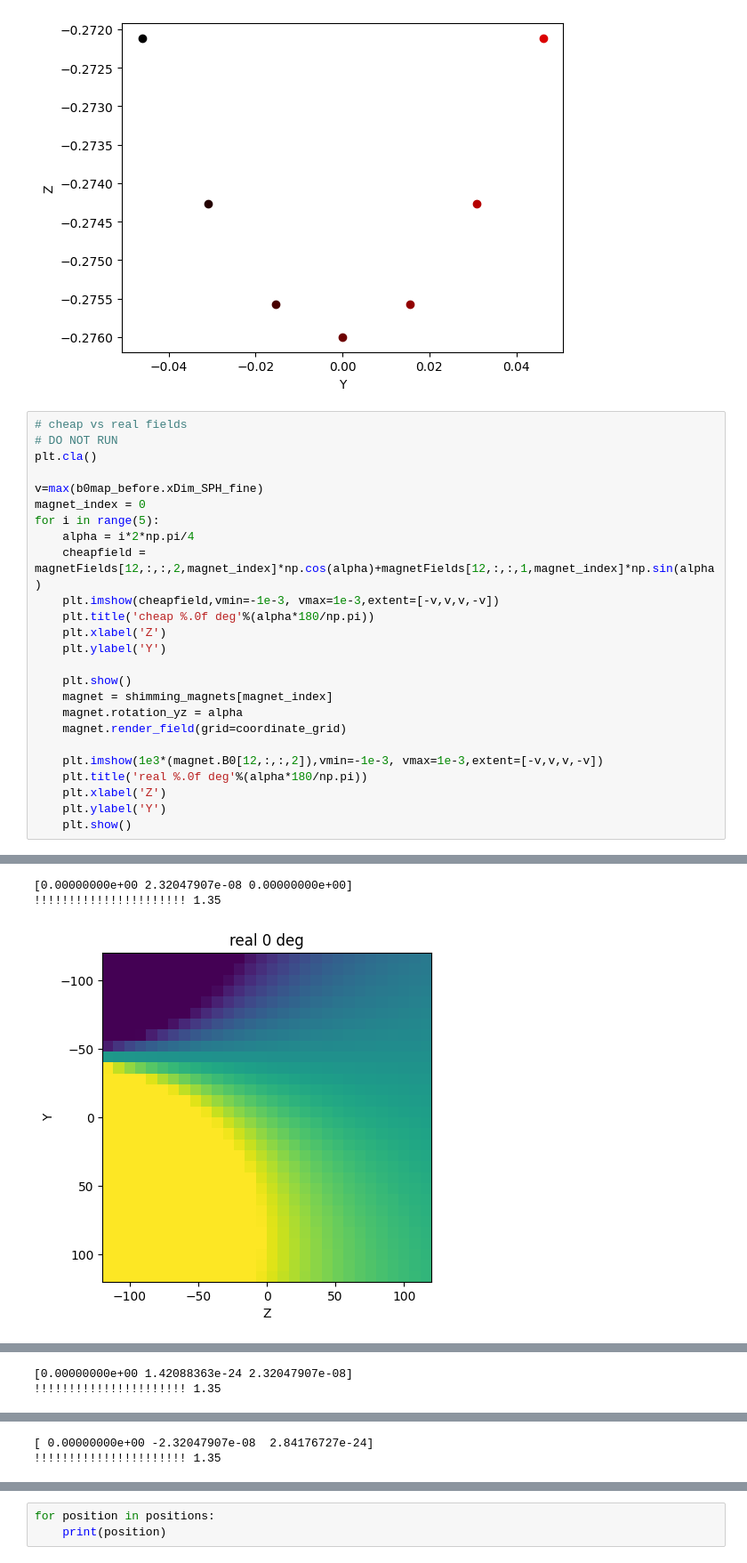
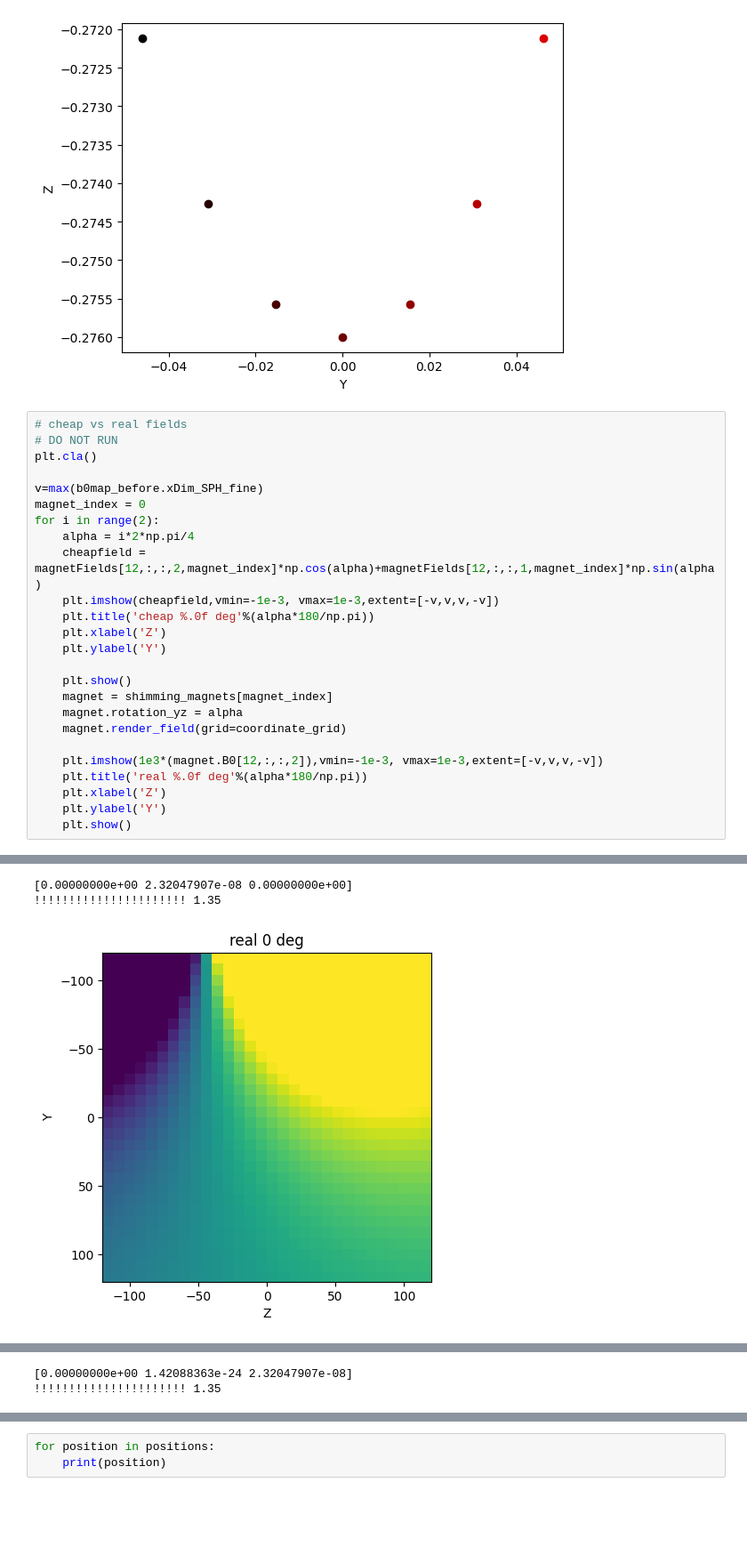
Before and after one commit to rst030/cosi-measure, a Jupyter notebook: Software/COSI2/test_insert_parallel.ipynb, the cells around one changed output, grey strips where cells are left out. Shown at 89% size. Saved outputs shown, nothing was run; the diff lists cells and outputs as text; blank space fills up the shorter version.

```diff
--- a/Software/COSI2/test_insert_parallel.ipynb
+++ b/Software/COSI2/test_insert_parallel.ipynb
@@ -342,33 +347,33 @@ computing field of one shim magnet at  -0.0585 0.04614691096140265 -0.2721147967
 # %%
 # cheap vs real fields
 # DO NOT RUN
 plt.cla()
 
 v=max(b0map_before.xDim_SPH_fine)
 magnet_index = 0
-for i in range(5):
+for i in range(2):
     alpha = i*2*np.pi/4
     cheapfield = magnetFields[12,:,:,2,magnet_index]*np.cos(alpha)+magnetFields[12,:,:,1,magnet_index]*np.sin(alpha)
     plt.imshow(cheapfield,vmin=-1e-3, vmax=1e-3,extent=[-v,v,v,-v])
     plt.title('cheap %.0f deg'%(alpha*180/np.pi))
     plt.xlabel('Z')
     plt.ylabel('Y')
 
     plt.show()
     magnet = shimming_magnets[magnet_index]
     magnet.rotation_yz = alpha
     magnet.render_field(grid=coordinate_grid)
 
     plt.imshow(1e3*(magnet.B0[12,:,:,2]),vmin=-1e-3, vmax=1e-3,extent=[-v,v,v,-v])
     plt.title('real %.0f deg'%(alpha*180/np.pi))
     plt.xlabel('Z')
     plt.ylabel('Y')
     plt.show()
 # %% [output]
 [figure]
 [0.00000000e+00 2.32047907e-08 0.00000000e+00]
 !!!!!!!!!!!!!!!!!!!!!! 1.35
-[figure, old version]
+[figure, new version]
 [figure]
 [0.00000000e+00 1.42088363e-24 2.32047907e-08]
 !!!!!!!!!!!!!!!!!!!!!! 1.35
@@ -377,2 +380,0 @@ for i in range(5):
-[ 0.00000000e+00 -2.32047907e-08  2.84176727e-24]
-!!!!!!!!!!!!!!!!!!!!!! 1.35
```
Also changed, not shown: parts of 7 cells of this notebook, 13 other files.
